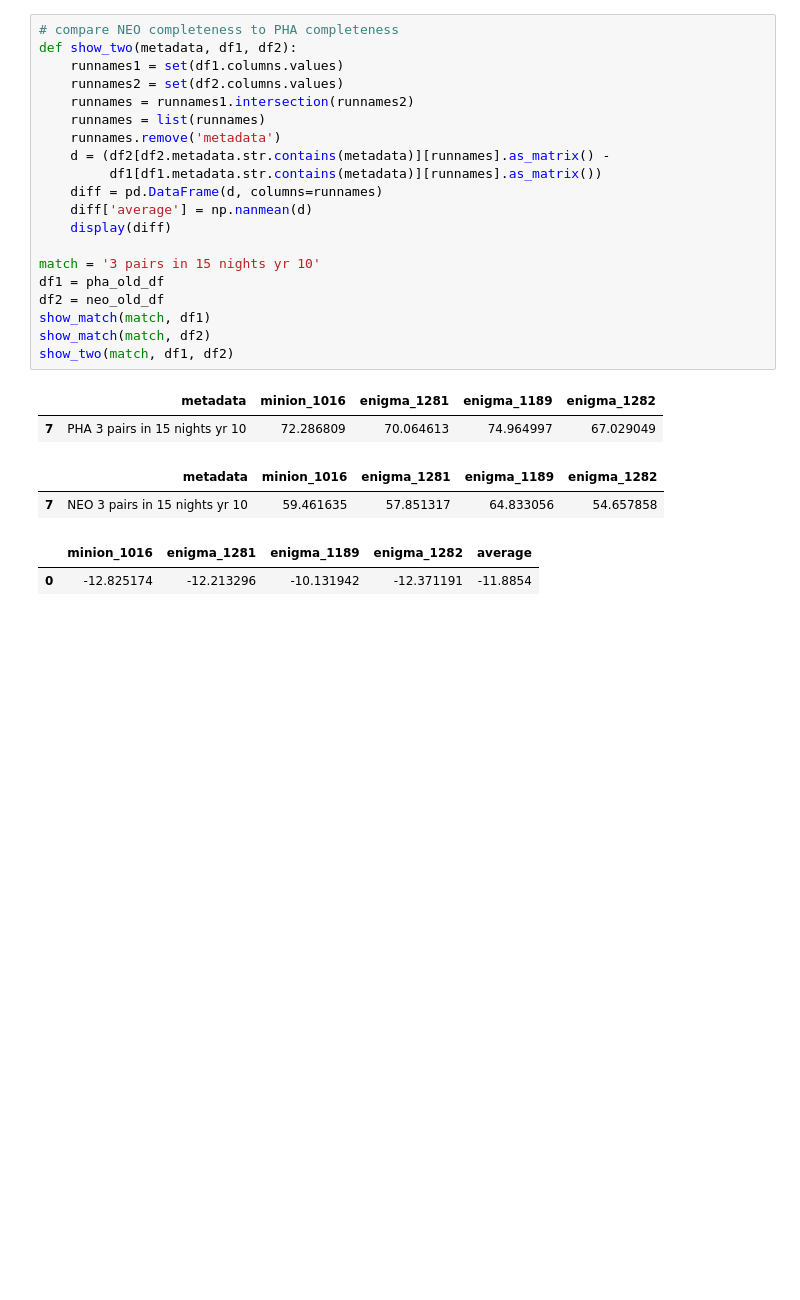
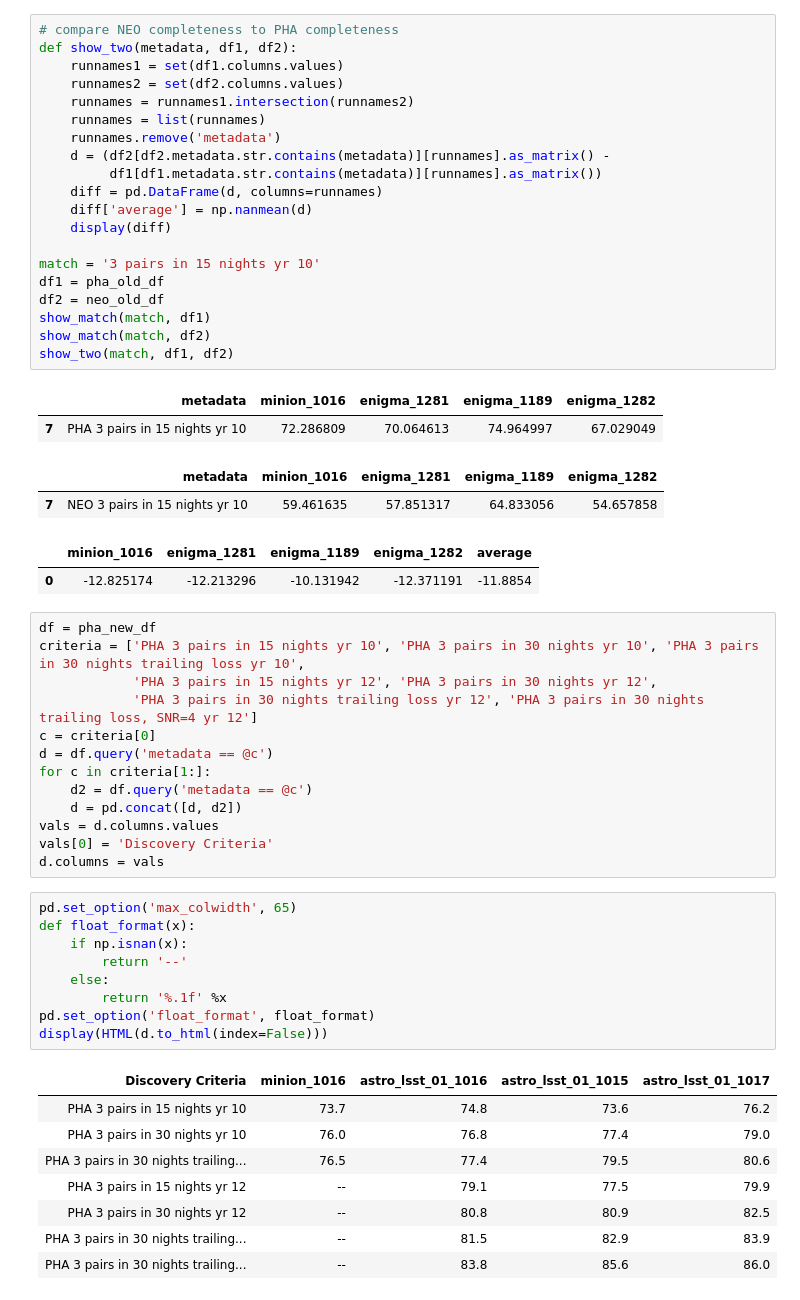
Before and after one commit to rhiannonlynne/notebooks, a Jupyter notebook: PHA completeness comparison.ipynb, the cells around one changed output. Drawn from its saved outputs; the diff is of its cells as text; blank space fills up the shorter version.

```diff
--- a/PHA completeness comparison.ipynb
+++ b/PHA completeness comparison.ipynb
@@ -281,3 +281,34 @@ show_two(match, df1, df2)
 | 7 | NEO 3 pairs in 15 nights yr 10 | 59.461635 | 57.851317 | 64.833056 | 54.657858 |
 |  | minion_1016 | enigma_1281 | enigma_1189 | enigma_1282 | average |
 | 0 | -12.825174 | -12.213296 | -10.131942 | -12.371191 | -11.8854 |
+# %%
+df = pha_new_df
+criteria = ['PHA 3 pairs in 15 nights yr 10', 'PHA 3 pairs in 30 nights yr 10', 'PHA 3 pairs in 30 nights trailing loss yr 10',
+            'PHA 3 pairs in 15 nights yr 12', 'PHA 3 pairs in 30 nights yr 12',
+            'PHA 3 pairs in 30 nights trailing loss yr 12', 'PHA 3 pairs in 30 nights trailing loss, SNR=4 yr 12']
+c = criteria[0]
+d = df.query('metadata == @c')
+for c in criteria[1:]:
+    d2 = df.query('metadata == @c')
+    d = pd.concat([d, d2])
+vals = d.columns.values
+vals[0] = 'Discovery Criteria'
+d.columns = vals
+# %%
+pd.set_option('max_colwidth', 65)
+def float_format(x):
+    if np.isnan(x):
+        return '--'
+    else:
+        return '%.1f' %x
+pd.set_option('float_format', float_format)
+display(HTML(d.to_html(index=False)))
+# %% [output]
+| Discovery Criteria | minion_1016 | astro_lsst_01_1016 | astro_lsst_01_1015 | astro_lsst_01_1017 |
+| PHA 3 pairs in 15 nights yr 10 | 73.7 | 74.8 | 73.6 | 76.2 |
+| PHA 3 pairs in 30 nights yr 10 | 76.0 | 76.8 | 77.4 | 79.0 |
+| PHA 3 pairs in 30 nights trailing... | 76.5 | 77.4 | 79.5 | 80.6 |
+| PHA 3 pairs in 15 nights yr 12 | -- | 79.1 | 77.5 | 79.9 |
+| PHA 3 pairs in 30 nights yr 12 | -- | 80.8 | 80.9 | 82.5 |
+| PHA 3 pairs in 30 nights trailing... | -- | 81.5 | 82.9 | 83.9 |
+| PHA 3 pairs in 30 nights trailing... | -- | 83.8 | 85.6 | 86.0 |
```
Also changed, not shown: parts of 4 cells of this notebook.
